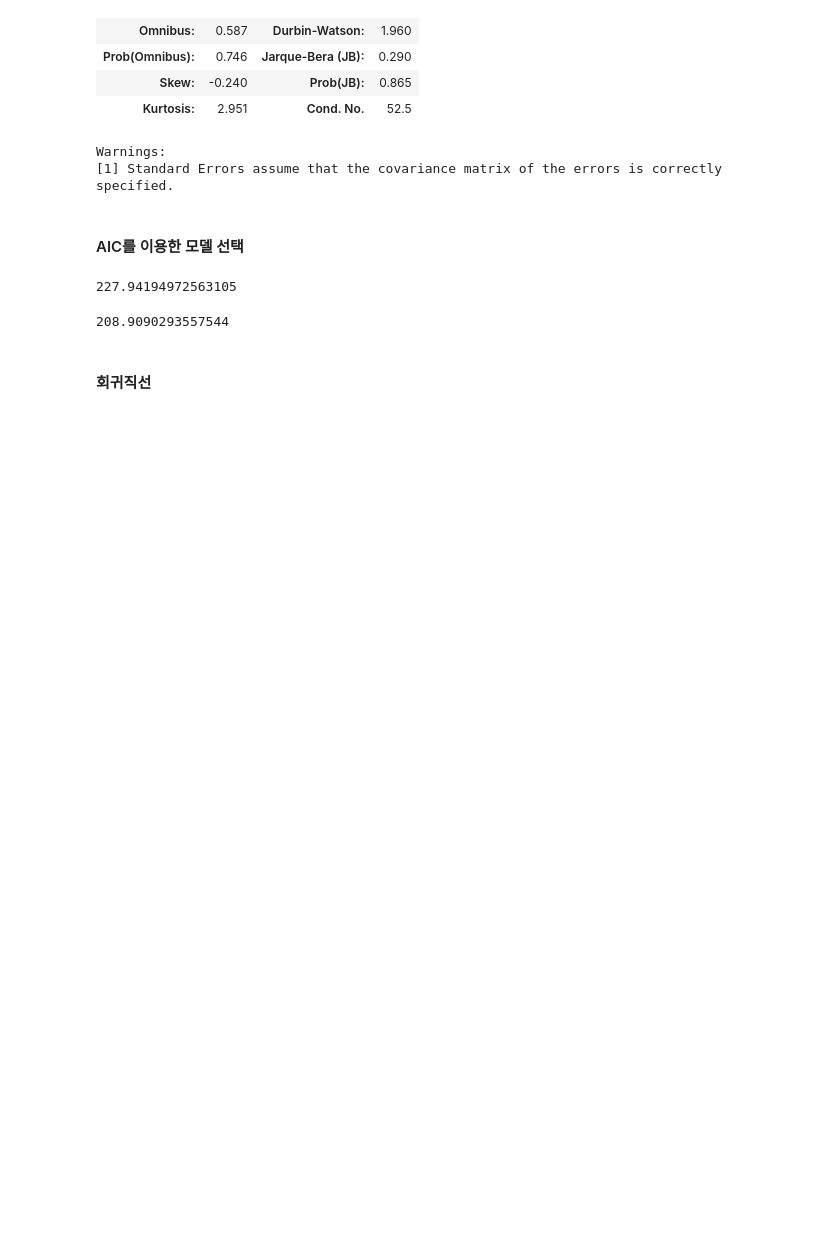
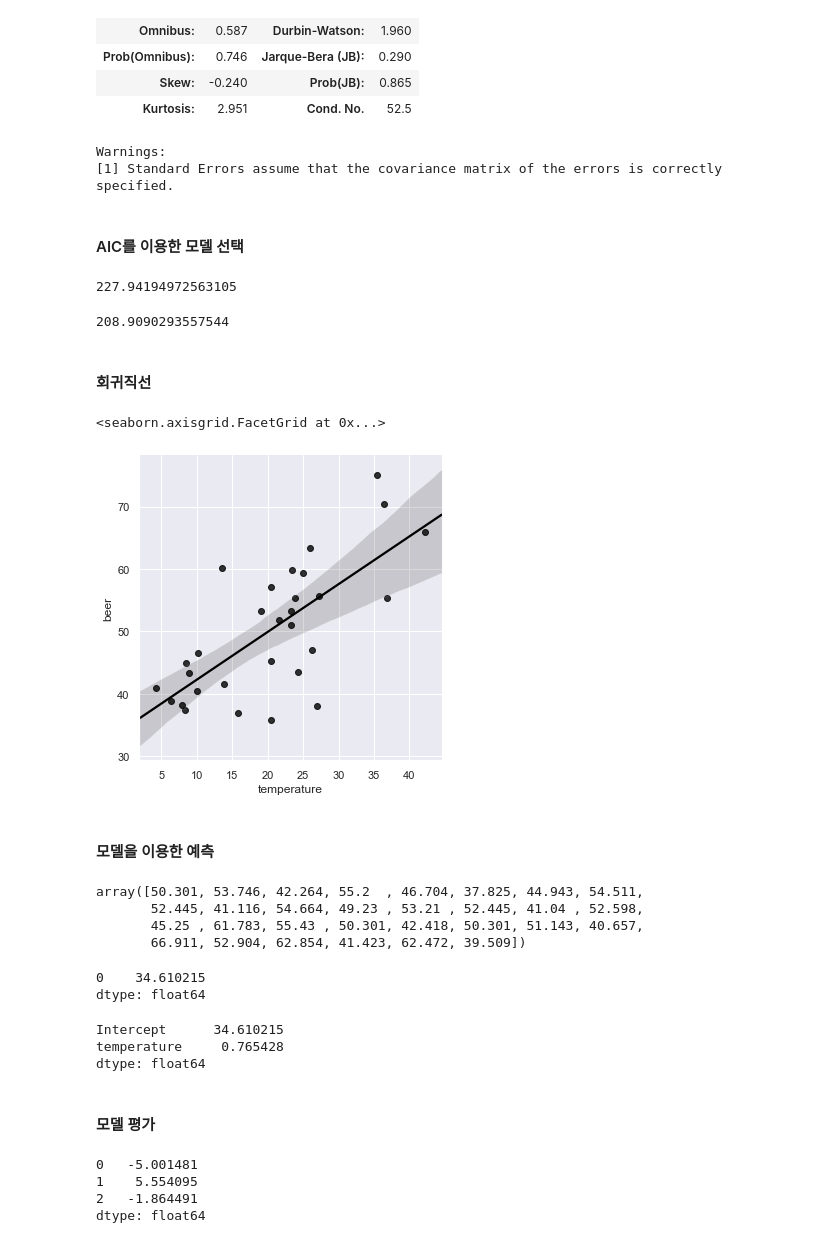
Before and after one commit to bill7845/jupyter_repo, a Jupyter notebook: jupyter_CODE/Statistics with Python/11_정규선형모델.ipynb, the cells around one changed output. Cells and saved outputs as stored; diff of their text form; code cells hidden in the pictures; blank space fills up the shorter version.

```diff
--- a/jupyter_CODE/Statistics with Python/11_정규선형모델.ipynb
+++ b/jupyter_CODE/Statistics with Python/11_정규선형모델.ipynb
@@ -106,0 +105,35 @@ lm_model.aic
+# %%
+# seaborn 이용 회귀직선
+
+sns.lmplot(x='temperature', y='beer', data=beer,
+          scatter_kws = {'color':'black'}, line_kws = {'color':'black'})
+
+# 음영부분은 회귀직선의 95% 신뢰구간
+# %% [output]
+<seaborn.axisgrid.FacetGrid at 0x...>
+[figure, added]
+# %% [markdown]
+#### 모델을 이용한 예측
+# %%
+lm_model.predict() # 파라미터 아무것도 안 넘기면 훈련 데이터 사용
+# %% [output]
+array([50.301, 53.746, 42.264, 55.2  , 46.704, 37.825, 44.943, 54.511,
+       52.445, 41.116, 54.664, 49.23 , 53.21 , 52.445, 41.04 , 52.598,
+       45.25 , 61.783, 55.43 , 50.301, 42.418, 50.301, 51.143, 40.657,
+       66.911, 52.904, 62.854, 41.423, 62.472, 39.509])
+# %%
+# 기온값 지정하여 예측
+lm_model.predict(pd.DataFrame({"temperature":[0]}))
+# %% [output]
+0    34.610215
+dtype: float64
+# %%
+# 기온값을 0으로 지정한 경우 N(B0 + B1*기온,분산)에 의하여 B0값으로 결과가 나와야함
+# 확인
+lm_model.params
+# %% [output]
+Intercept      34.610215
+temperature     0.765428
+dtype: float64
+# %% [markdown]
+#### 모델 평가
@@ -106,0 +143,9 @@ lm_model.aic
+# %%
+# 잔차
+resid = lm_model.resid
+resid.head(3)
+# %% [output]
+0   -5.001481
+1    5.554095
+2   -1.864491
+dtype: float64
```
Also changed, not shown: parts of 7 cells of this notebook.
